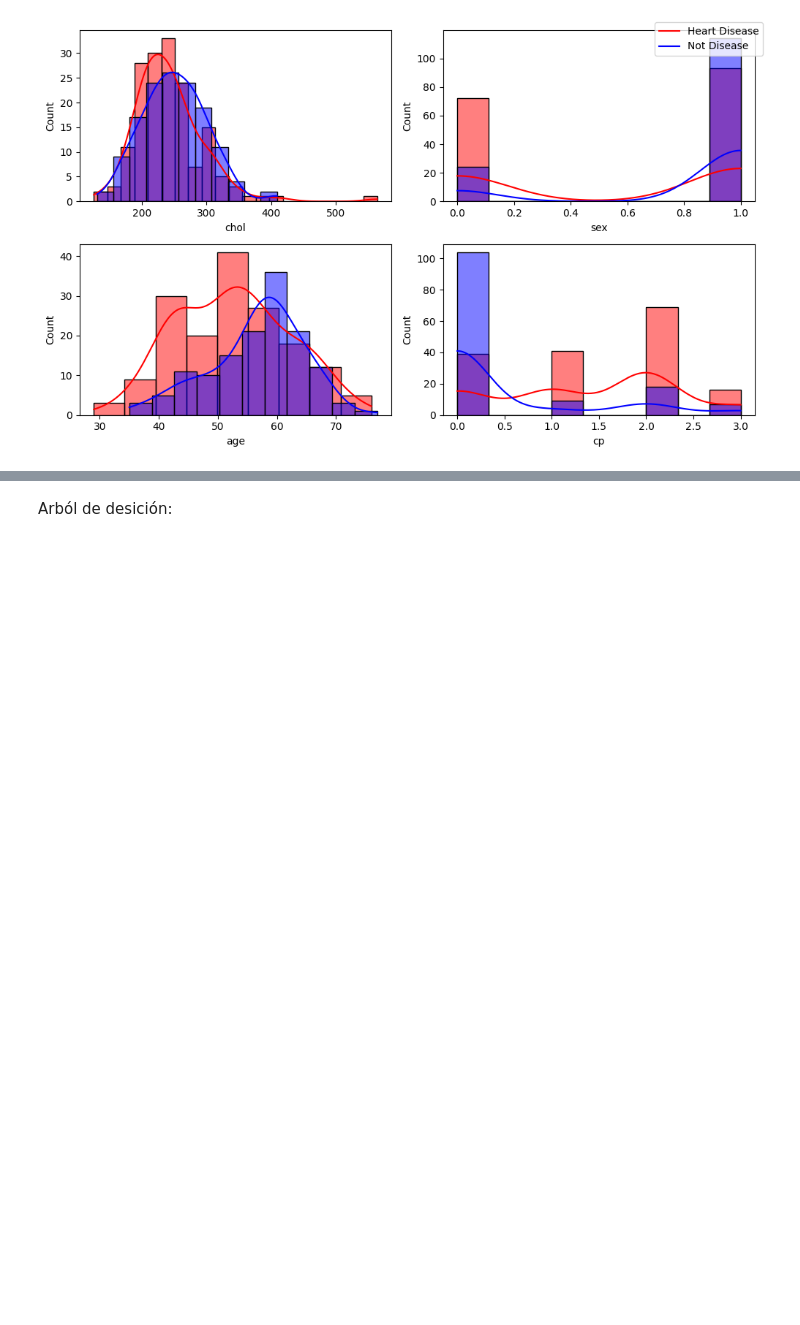
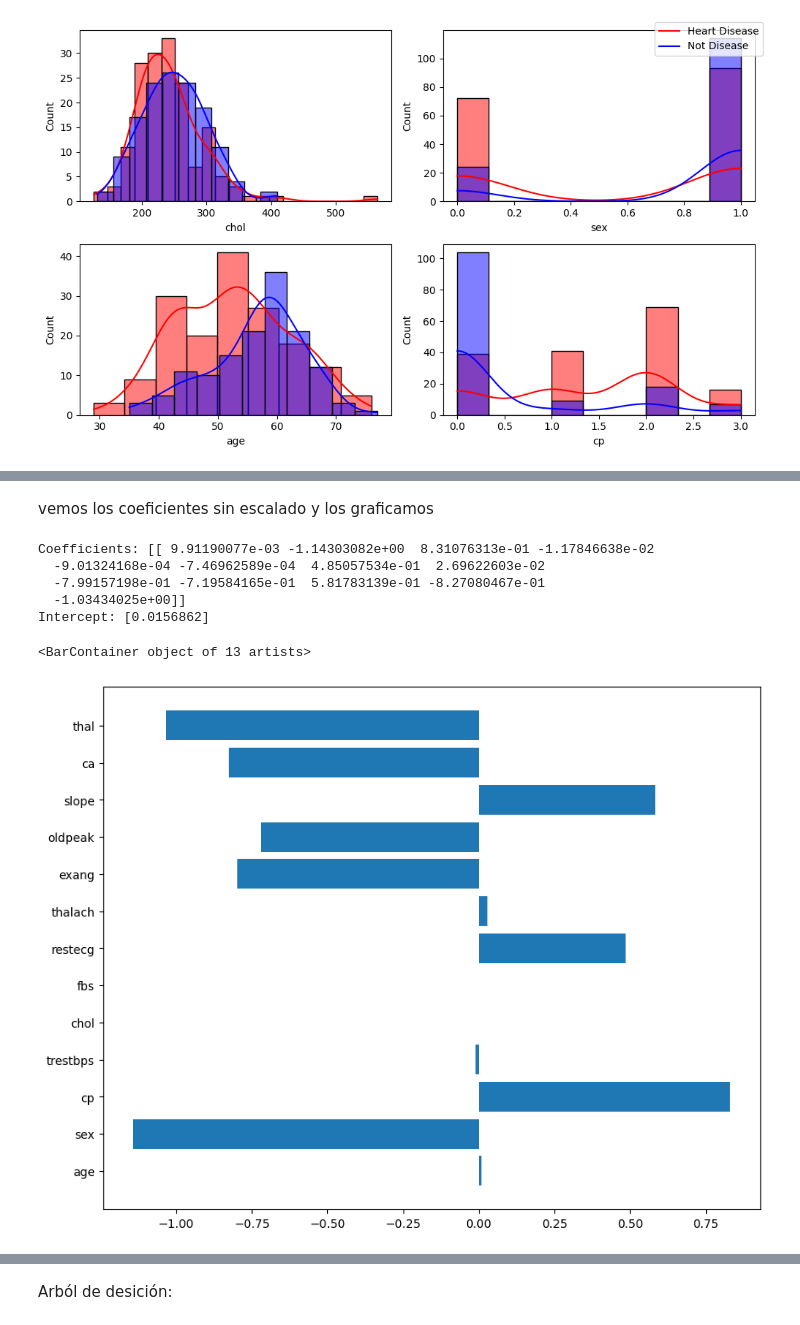
Before and after one commit to gabofrid/trabajos-chona---2024, a Jupyter notebook: trabajo 1/clase.ipynb, the cells around one changed output, grey strips where cells are left out. Saved outputs shown, nothing was run; the diff lists cells and outputs as text; code cells hidden in the pictures; blank space fills up the shorter version.

```diff
--- a/trabajo 1/clase.ipynb
+++ b/trabajo 1/clase.ipynb
@@ -170,0 +239,19 @@ NameError: name 'log_model' is not defined
+# %% [markdown]
+vemos los coeficientes sin escalado y los graficamos
+# %%
+print("Coefficients:", log_model.coef_)
+print("Intercept:", log_model.intercept_)
+
+# Plot
+
+fig, ax = plt.subplots(figsize=(10, 8))
+
+ax.barh(X.columns, log_model.coef_[0])
+# %% [output]
+Coefficients: [[ 9.91190077e-03 -1.14303082e+00  8.31076313e-01 -1.17846638e-02
+  -9.01324168e-04 -7.46962589e-04  4.85057534e-01  2.69622603e-02
+  -7.99157198e-01 -7.19584165e-01  5.81783139e-01 -8.27080467e-01
+  -1.03434025e+00]]
+Intercept: [0.0156862]
+<BarContainer object of 13 artists>
+[figure, added]
```
Also changed, not shown: parts of 8 cells of this notebook.
